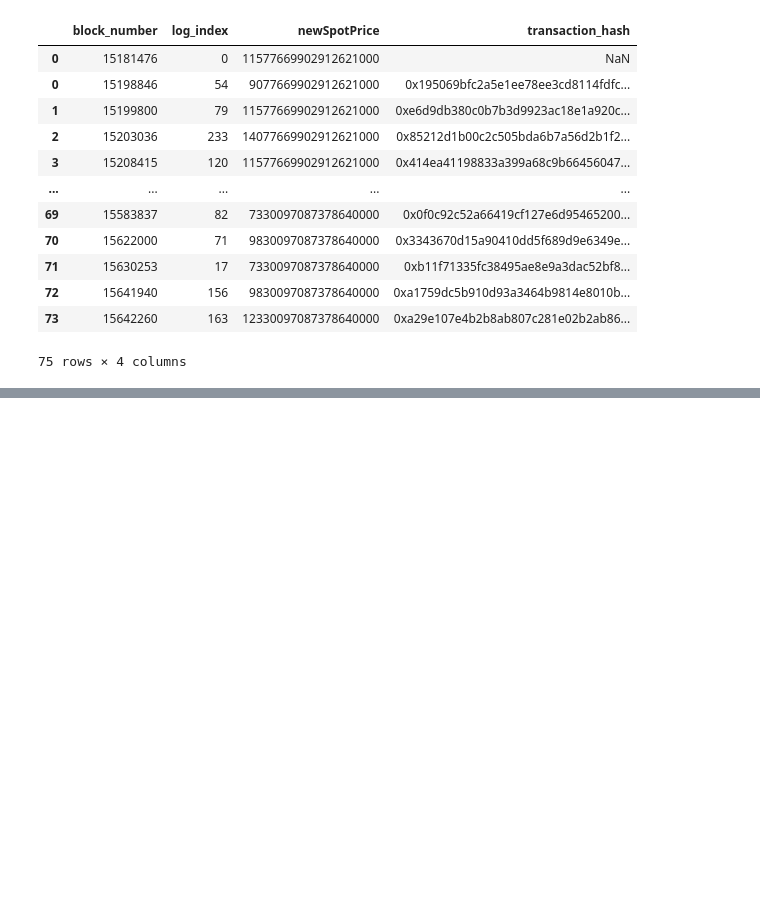
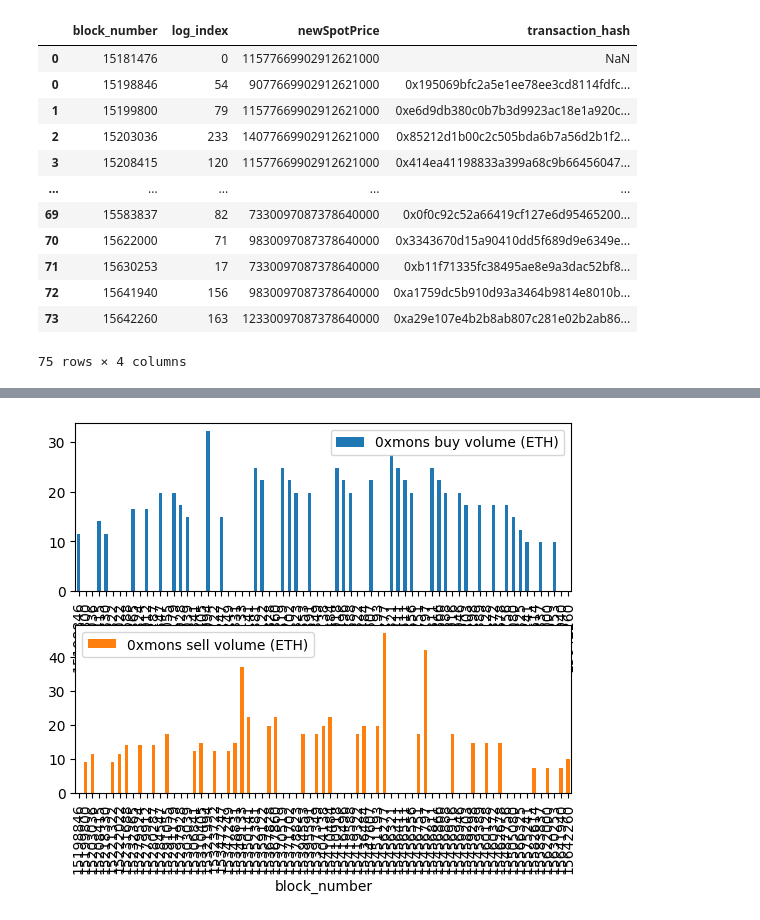
Before and after one commit to fmrmf/sudo-ape, a Jupyter notebook: notebook/sudo-pool.ipynb, the cells around one changed output, grey strips where cells are left out. Cells and saved outputs as stored; diff of their text form; code cells hidden in the pictures; blank space fills up the shorter version.

Commit message:
plot volumes and avg prices

```diff
--- a/notebook/sudo-pool.ipynb
+++ b/notebook/sudo-pool.ipynb
@@ -419,0 +421,8 @@ ax.get_figure().savefig('notebook/assets/volumes.png')
+# %%
+# plot volumes and counts (not cumulative)
+fig, ax = plt.subplots(2, 1)
+query_swaps.plot(x='block_number', y=['volume_buy'], ax=ax[0], kind='bar', color='C0', label=['0xmons buy volume (ETH)'])
+query_swaps.plot(x='block_number', y=['volume_sell'], ax=ax[1], kind='bar', color='C1', label=['0xmons sell volume (ETH)'])
+fig.savefig('notebook/assets/volumes.png')
+# %% [output]
+[figure, added]
```
Also changed, not shown: parts of 37 cells of this notebook, 5 other files.
